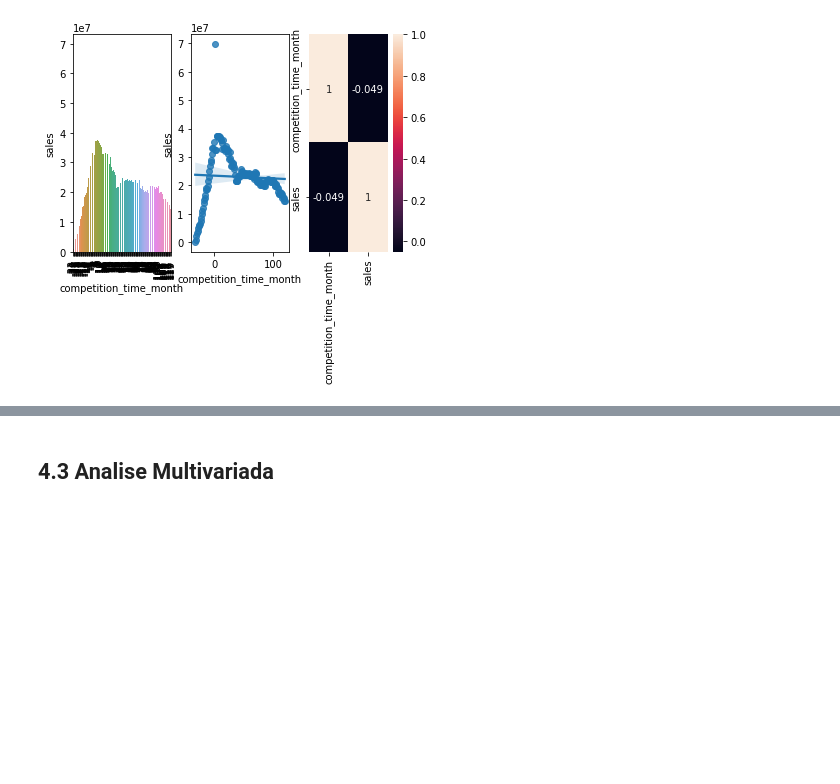
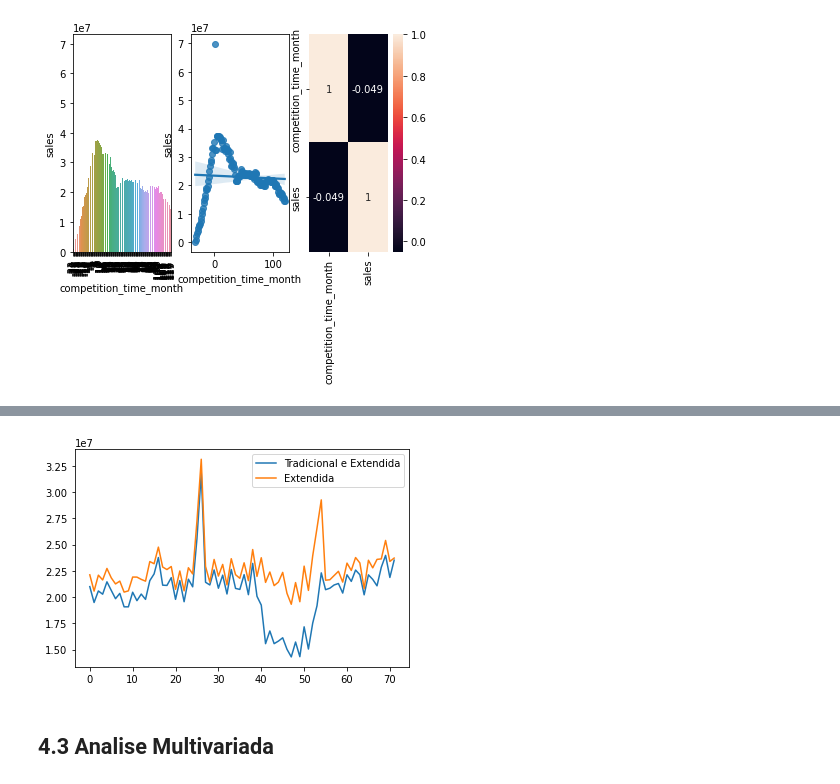
Before and after one commit to cayoc9/Preditive-time-series-test, a Jupyter notebook: Rossaman_Store_m04_v01_store_sales_prediction.ipynb, the cells around one changed output, grey strips where cells are left out. Cells and saved outputs as stored; diff of their text form; code cells hidden in the pictures; blank space fills up the shorter version.

```diff
--- a/Rossaman_Store_m04_v01_store_sales_prediction.ipynb
+++ b/Rossaman_Store_m04_v01_store_sales_prediction.ipynb
@@ -731,2 +784,17 @@ sns.heatmap(aux2.corr(method='pearson'), annot=True);
+# %%
+aux1 = df4[(df4['promo'] == 1) & (df4['promo2'] == 1)][['year_week', 'sales']].groupby('year_week').sum().reset_index()
+ax = aux1.plot();
+
+
+aux2 = df4[(df4['promo'] == 1) & (df4['promo2'] == 0)][['year_week', 'sales']].groupby('year_week').sum().reset_index()
+aux2.plot( ax=ax );
+
+ax.legend(labels=['Tradicional e Extendida', 'Extendida']);
+
+
+# Resultado da validação: Desvalidado
+## Lojas com mais promoçõe consecutivas nao vendem mais, o volume é similar na maior parte do tempo, e ate menor em um intervalo especifico
+# %% [output]
+[figure, added]
 # %% [markdown]
 ## 4.3 Analise Multivariada
```
Also changed, not shown: parts of 10 cells of this notebook.
